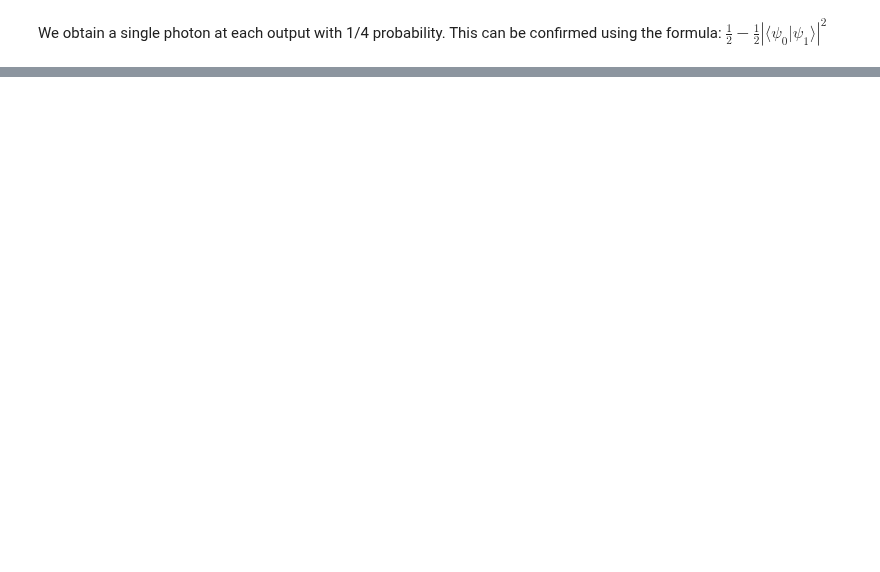
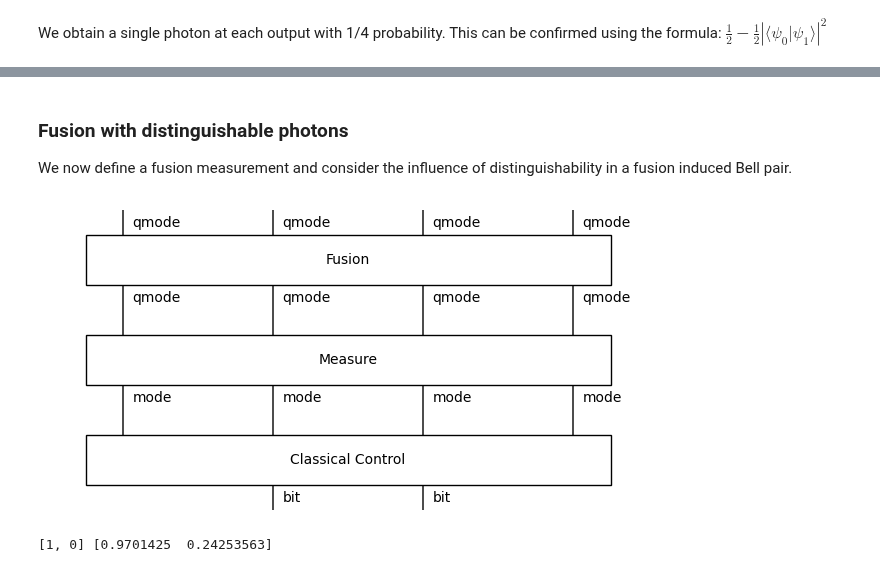
Before and after one commit to quantinuum-dev/optyx, a Jupyter notebook: docs/notebooks/photon_distinguishability.ipynb, the cells around one changed output, grey strips where cells are left out. Saved outputs shown, nothing was run; the diff lists cells and outputs as text; code cells hidden in the pictures; blank space fills up the shorter version.

```diff
--- a/docs/notebooks/photon_distinguishability.ipynb
+++ b/docs/notebooks/photon_distinguishability.ipynb
@@ -126,0 +118,68 @@ We obtain a single photon at each output with 1/4 probability. This can be confi
+# %% [markdown]
+### Fusion with distinguishable photons
+
+We now define a fusion measurement and consider the influence of distinguishability in a fusion induced Bell pair.
+# %%
+from optyx.channel import Channel
+from optyx.lo import BS_hadamard
+
+from optyx.optyx import (
+    DualRail,
+    Bit,
+    Mode,
+    Swap
+)
+
+kraus_map_fusion = (
+    Mode(1) @ Swap(Mode(1), Mode(1)) @ Mode(1) >>
+    Mode(1) @ BS_hadamard @ Mode(1) >>
+    Swap(Mode(1), Mode(1)) @ Mode(1) @ Mode(1) >>
+    Mode(1) @ Swap(Mode(1), Mode(1)) @ Mode(1) >>
+    Mode(1) @ Mode(1) @ BS_hadamard
+)
+
+fusion = Channel(
+    "Fusion",
+    kraus_map_fusion
+)
+
+from optyx.feed_forward.classical_control import (
+    ClassicalFunctionBox,
+    ControlChannel
+)
+
+def fusion_function(x):
+    """
+    A classical function that returns two bits based on an input x,
+    based on the classical logical for the Fusion type II circuit.
+    """
+    a = x[0]
+    b = x[1]
+    c = x[2]
+    d = x[3]
+    s = (a % 2) ^ (b % 2)
+    k = int(s*(b + d) + (1-s)*(1 - (a + b)/2))%2
+    return [s, k]
+
+classical_function = ControlChannel(
+    ClassicalFunctionBox(
+        fusion_function,
+        Mode(4),
+        Bit(2)
+    )
+)
+
+fusion_channel = fusion >> Measure(qmode**4) >> classical_function
+fusion_channel.draw(figsize=(6, 3))
+# %% [output]
+[figure, added]
+# %%
+from optyx import channel
+amp = 0.1
+internal_state_1 = [1, 0]
+internal_state_2 = [0.8, 0.2]
+internal_state_2 = internal_state_2 / np.linalg.norm(internal_state_2)
+
+print(internal_state_1, internal_state_2)
+# %% [output]
+[1, 0] [0.9701425  0.24253563]
```
Also changed, not shown: parts of 20 cells of this notebook.
